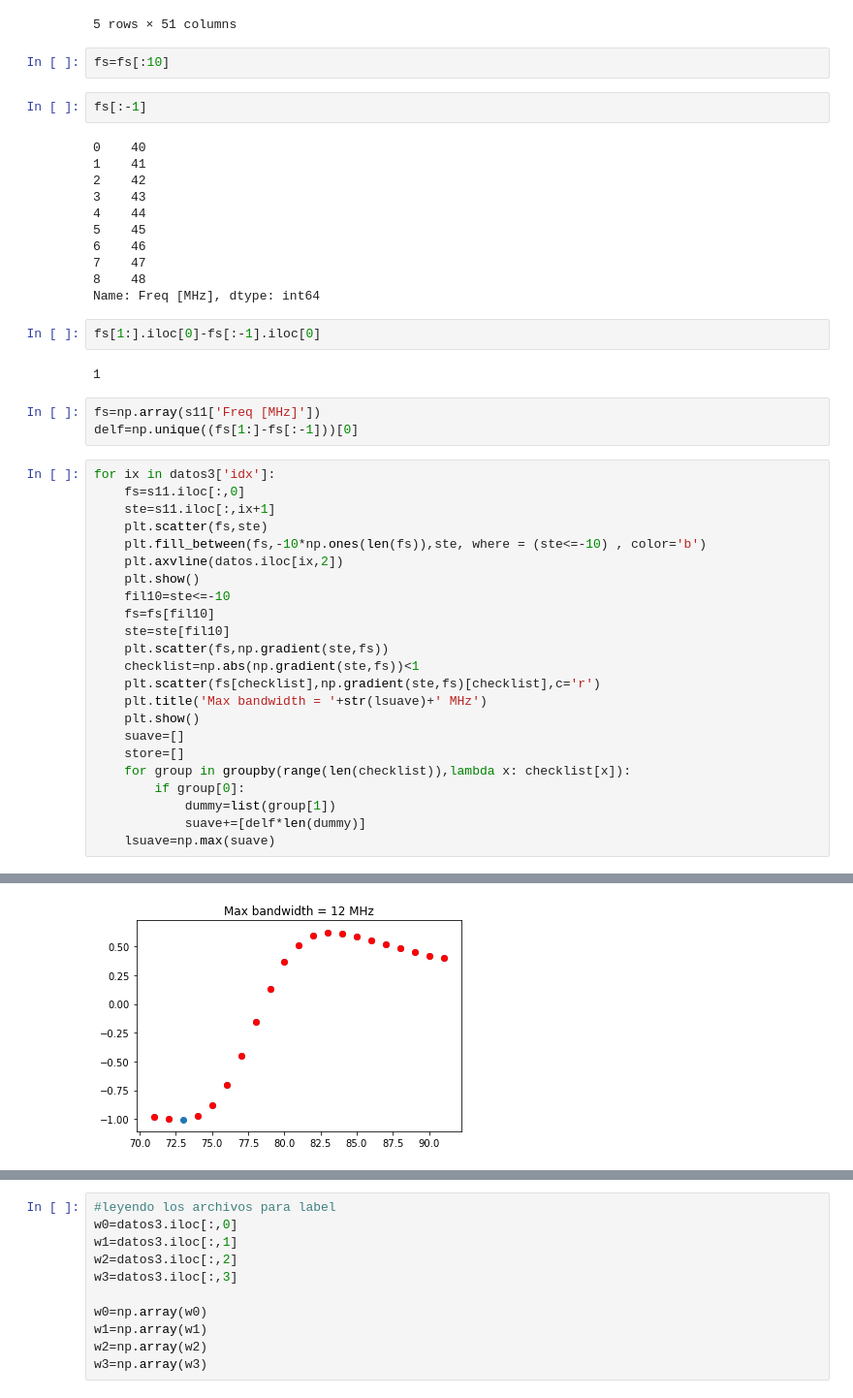
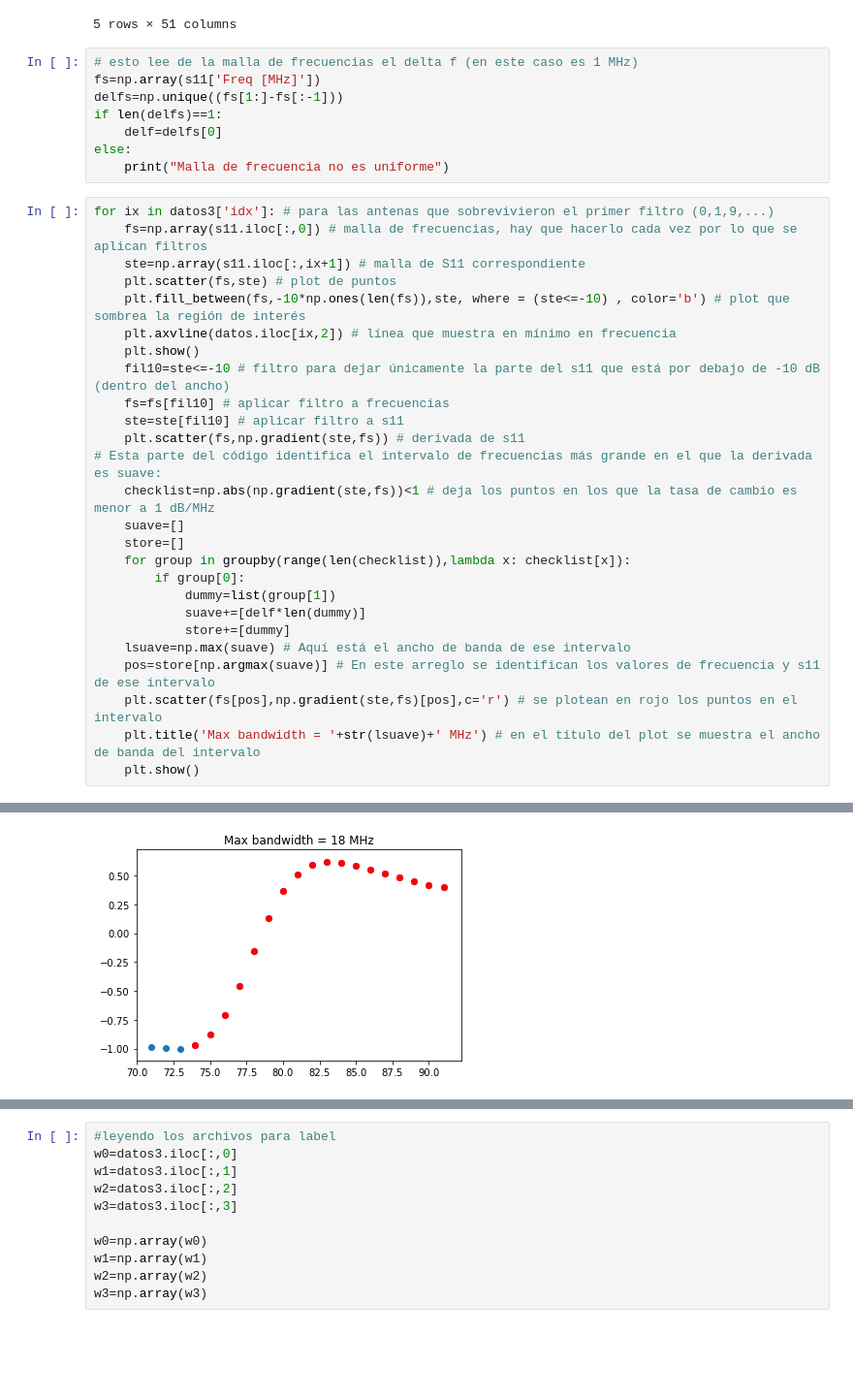
Before and after one commit to saint-germain/MIST, a Jupyter notebook: S11_classification.ipynb, the cells around one changed output, grey strips where cells are left out. Shown: that part at 97% size. Saved outputs shown, nothing was run; the diff lists cells and outputs as text; blank space fills up the shorter version.

```diff
--- a/S11_classification.ipynb
+++ b/S11_classification.ipynb
@@ -57,54 +59,43 @@ s11.head()
 | 3 | 43 | -0.330806 | -0.367211 | -0.446027 | -0.717902 | ... |
 | 4 | 44 | -0.378747 | -0.421152 | -0.513012 | -0.834371 | ... |
 5 rows × 51 columns
-# %%
-fs=fs[:10]
-# %%
-fs[:-1]
-# %% [output]
-0    40
-1    41
-2    42
-3    43
-4    44
-5    45
-6    46
-7    47
-8    48
-Name: Freq [MHz], dtype: int64
-# %%
-fs[1:].iloc[0]-fs[:-1].iloc[0]
-# %% [output]
-1
-# %%
-fs=np.array(s11['Freq [MHz]'])
-delf=np.unique((fs[1:]-fs[:-1]))[0]
+# %%
+# esto lee de la malla de frecuencias el delta f (en este caso es 1 MHz)
+fs=np.array(s11['Freq [MHz]'])
+delfs=np.unique((fs[1:]-fs[:-1]))
+if len(delfs)==1:
+    delf=delfs[0]
+else:
+    print("Malla de frecuencia no es uniforme")
 # %%
-for ix in datos3['idx']:
-    fs=s11.iloc[:,0]
-    ste=s11.iloc[:,ix+1]
-    plt.scatter(fs,ste)
-    plt.fill_between(fs,-10*np.ones(len(fs)),ste, where = (ste<=-10) , color='b')
-    plt.axvline(datos.iloc[ix,2])
+for ix in datos3['idx']: # para las antenas que sobrevivieron el primer filtro (0,1,9,...)
+    fs=np.array(s11.iloc[:,0]) # malla de frecuencias, hay que hacerlo cada vez por lo que se aplican filtros
+    ste=np.array(s11.iloc[:,ix+1]) # malla de S11 correspondiente
+    plt.scatter(fs,ste) # plot de puntos
+    plt.fill_between(fs,-10*np.ones(len(fs)),ste, where = (ste<=-10) , color='b') # plot que sombrea la región de interés
+    plt.axvline(datos.iloc[ix,2]) # línea que muestra en mínimo en frecuencia
     plt.show()
-    fil10=ste<=-10
-    fs=fs[fil10]
-    ste=ste[fil10]
-    plt.scatter(fs,np.gradient(ste,fs))
-    checklist=np.abs(np.gradient(ste,fs))<1
-    plt.scatter(fs[checklist],np.gradient(ste,fs)[checklist],c='r')
-    plt.title('Max bandwidth = '+str(lsuave)+' MHz')
-    plt.show()
+    fil10=ste<=-10 # filtro para dejar únicamente la parte del s11 que está por debajo de -10 dB (dentro del ancho)
+    fs=fs[fil10] # aplicar filtro a frecuencias
+    ste=ste[fil10] # aplicar filtro a s11
+    plt.scatter(fs,np.gradient(ste,fs)) # derivada de s11
+# Esta parte del código identifica el intervalo de frecuencias más grande en el que la derivada es suave:
+    checklist=np.abs(np.gradient(ste,fs))<1 # deja los puntos en los que la tasa de cambio es menor a 1 dB/MHz
     suave=[]
     store=[]
     for group in groupby(range(len(checklist)),lambda x: checklist[x]):
         if group[0]:
             dummy=list(group[1])
             suave+=[delf*len(dummy)]
-    lsuave=np.max(suave)
+            store+=[dummy]
+    lsuave=np.max(suave) # Aquí está el ancho de banda de ese intervalo
+    pos=store[np.argmax(suave)] # En este arreglo se identifican los valores de frecuencia y s11 de ese intervalo
+    plt.scatter(fs[pos],np.gradient(ste,fs)[pos],c='r') # se plotean en rojo los puntos en el intervalo
+    plt.title('Max bandwidth = '+str(lsuave)+' MHz') # en el título del plot se muestra el ancho de banda del intervalo
+    plt.show()
 # %% [output]
 [figure]
-[figure, old version]
+[figure, new version]
 [figure]
 [figure]
 [figure]
```
Also changed, not shown: parts of 12 cells of this notebook.
